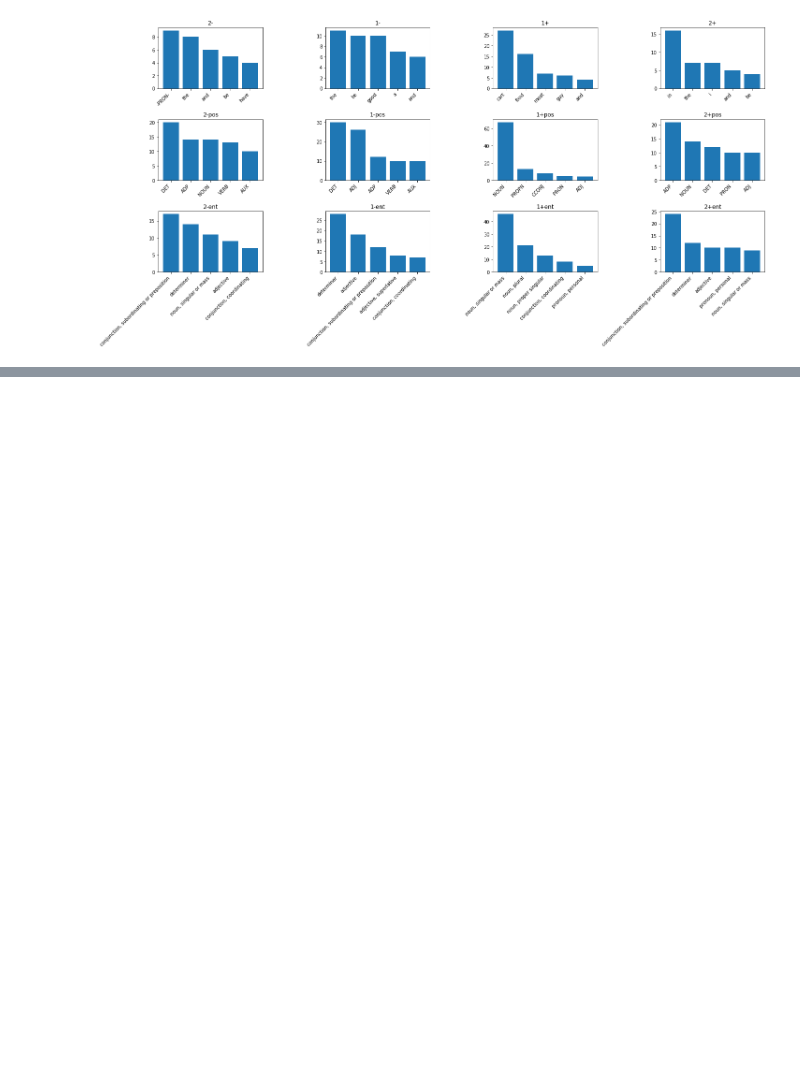
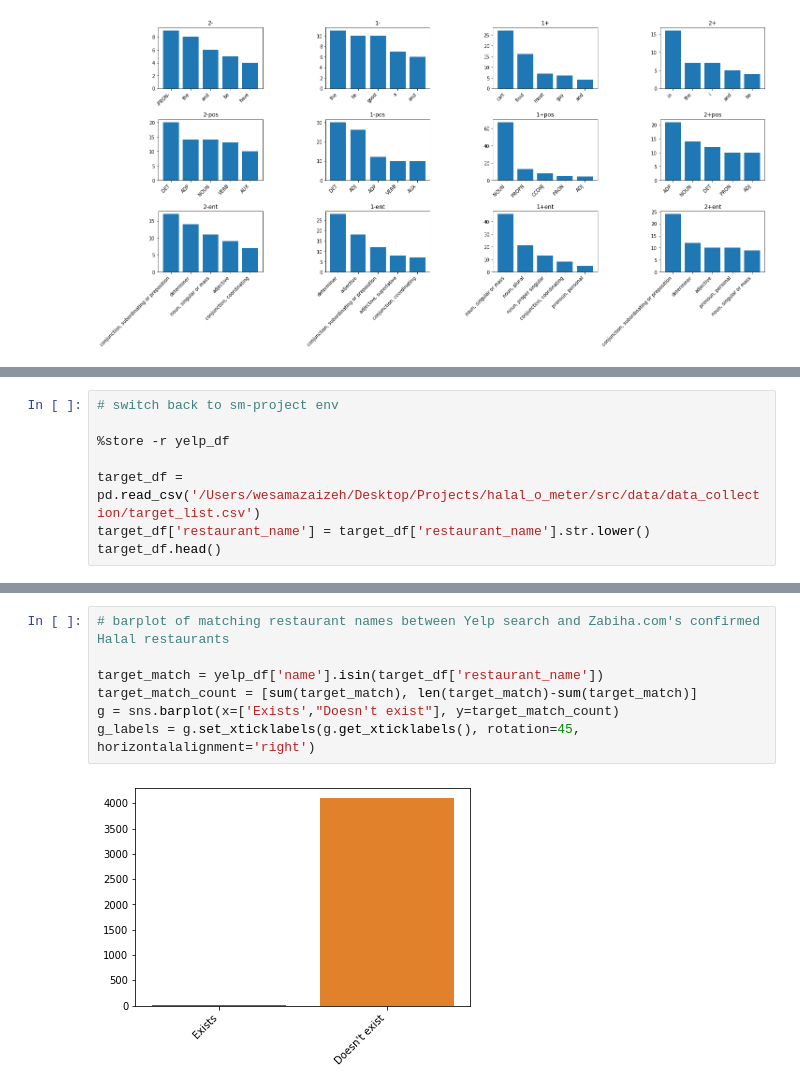
Before and after one commit to WAzaizeh/Halal_o_Meter, a Jupyter notebook: src/data/EDA/Yelp_reviews_EDA.ipynb, the cells around one changed output, grey strips where cells are left out. Drawn from its saved outputs; the diff is of its cells as text; blank space fills up the shorter version.

```diff
--- a/src/data/EDA/Yelp_reviews_EDA.ipynb
+++ b/src/data/EDA/Yelp_reviews_EDA.ipynb
@@ -191,0 +198,8 @@ plt.show()
+# %%
+# switch back to sm-project env
+
+%store -r yelp_df
+
+target_df = pd.read_csv('/Users/wesamazaizeh/Desktop/Projects/halal_o_meter/src/data/data_collection/target_list.csv')
+target_df['restaurant_name'] = target_df['restaurant_name'].str.lower()
+target_df.head()
@@ -191,0 +213,9 @@ plt.show()
+# %%
+# barplot of matching restaurant names between Yelp search and Zabiha.com's confirmed Halal restaurants
+
+target_match = yelp_df['name'].isin(target_df['restaurant_name'])
+target_match_count = [sum(target_match), len(target_match)-sum(target_match)]
+g = sns.barplot(x=['Exists',"Doesn't exist"], y=target_match_count)
+g_labels = g.set_xticklabels(g.get_xticklabels(), rotation=45, horizontalalignment='right')
+# %% [output]
+[figure, added]
```
Also changed, not shown: parts of 4 cells of this notebook, 4 other files.
